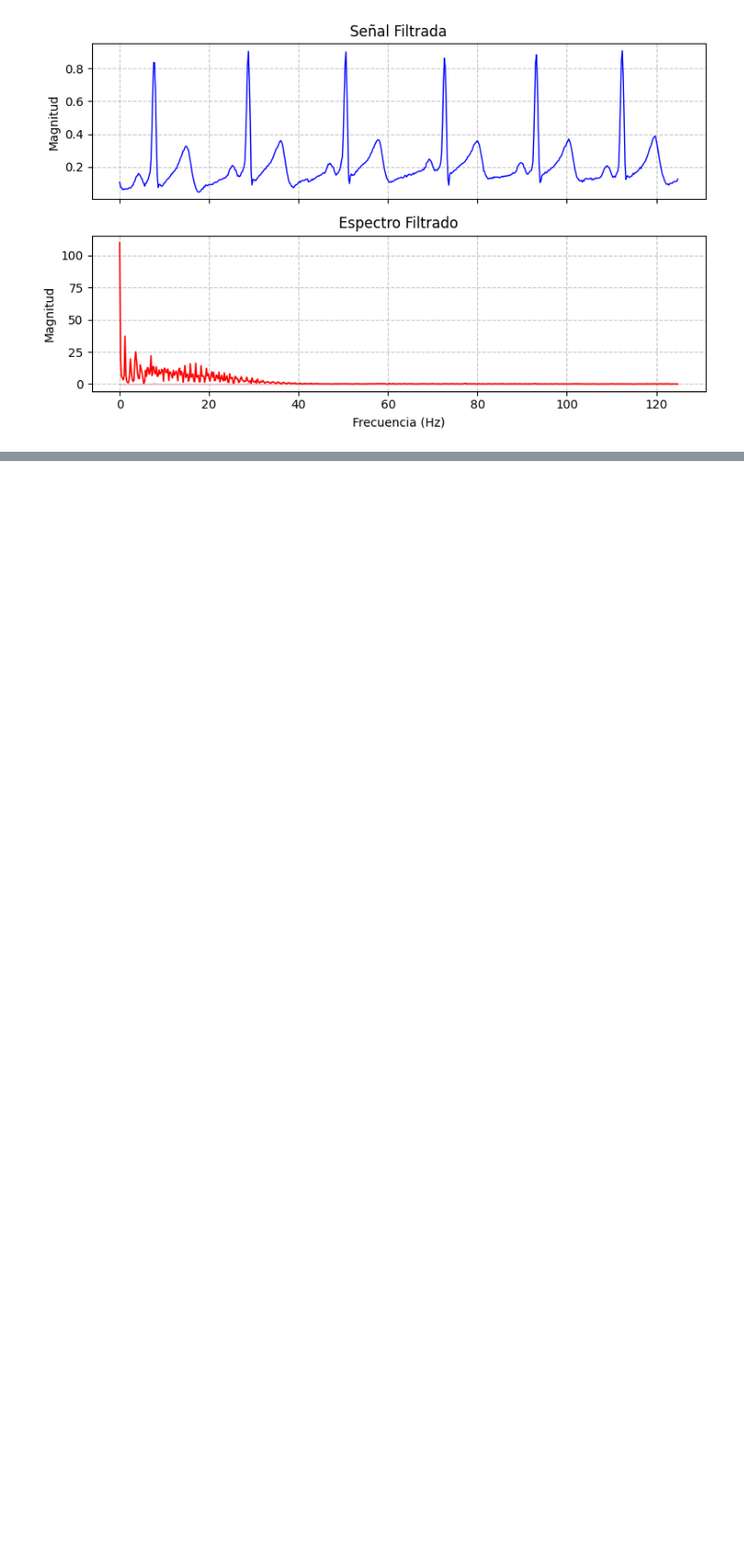
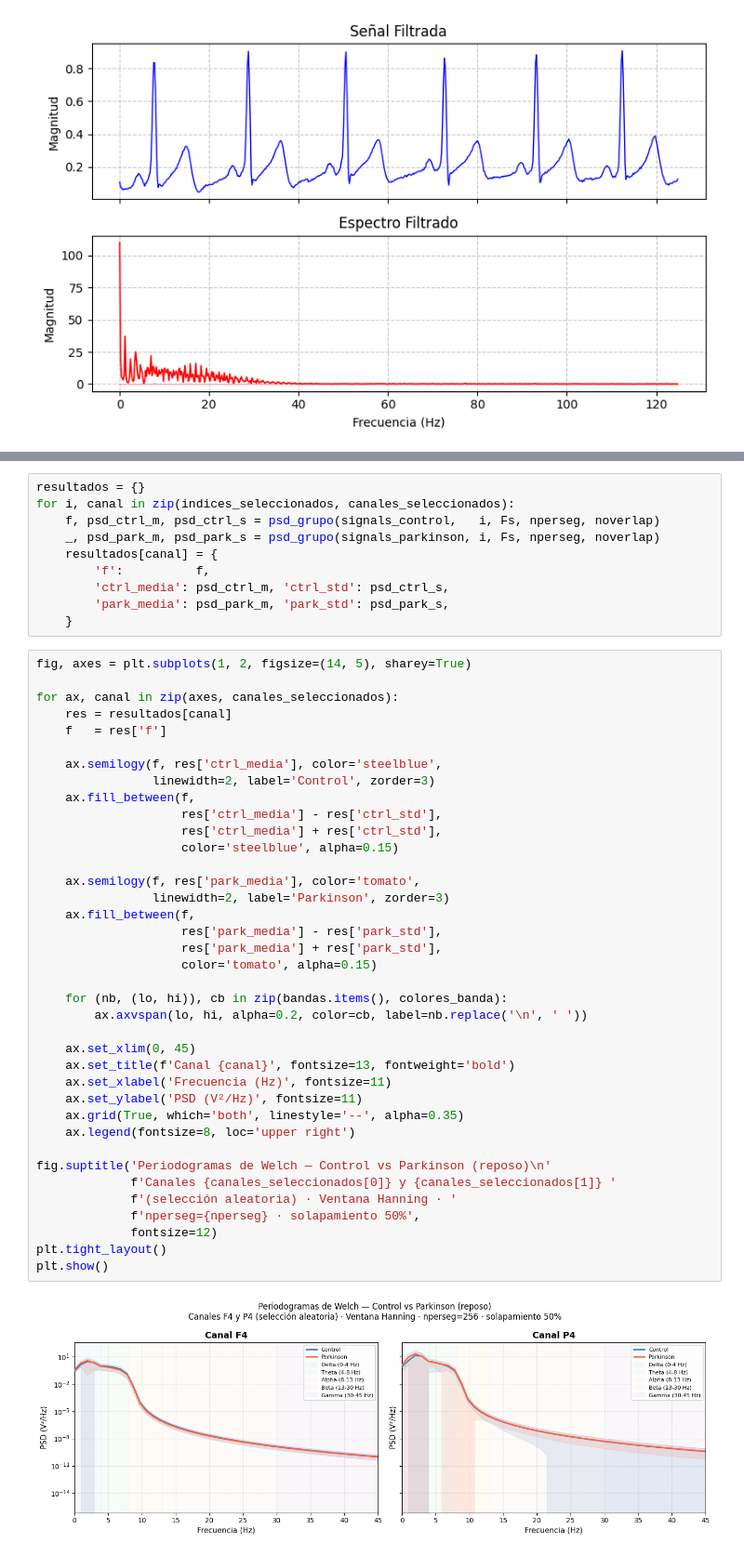
Before and after one commit to Daniu13/Lab_biosenales1, a Jupyter notebook: prac5/main.ipynb, the cells around one changed output, grey strips where cells are left out. Shown at 93% size. Drawn from its saved outputs; the diff is of its cells as text; blank space fills up the shorter version.

```diff
--- a/prac5/main.ipynb
+++ b/prac5/main.ipynb
@@ -246,0 +310,50 @@ plt.show()
+# %%
+resultados = {}
+for i, canal in zip(indices_seleccionados, canales_seleccionados):
+    f, psd_ctrl_m, psd_ctrl_s = psd_grupo(signals_control,   i, Fs, nperseg, noverlap)
+    _, psd_park_m, psd_park_s = psd_grupo(signals_parkinson, i, Fs, nperseg, noverlap)
+    resultados[canal] = {
+        'f':          f,
+        'ctrl_media': psd_ctrl_m, 'ctrl_std': psd_ctrl_s,
+        'park_media': psd_park_m, 'park_std': psd_park_s,
+    }
+# %%
+fig, axes = plt.subplots(1, 2, figsize=(14, 5), sharey=True)
+
+for ax, canal in zip(axes, canales_seleccionados):
+    res = resultados[canal]
+    f   = res['f']
+
+    ax.semilogy(f, res['ctrl_media'], color='steelblue',
+                linewidth=2, label='Control', zorder=3)
+    ax.fill_between(f,
+                    res['ctrl_media'] - res['ctrl_std'],
+                    res['ctrl_media'] + res['ctrl_std'],
+                    color='steelblue', alpha=0.15)
+
+    ax.semilogy(f, res['park_media'], color='tomato',
+                linewidth=2, label='Parkinson', zorder=3)
+    ax.fill_between(f,
+                    res['park_media'] - res['park_std'],
+                    res['park_media'] + res['park_std'],
+                    color='tomato', alpha=0.15)
+
+    for (nb, (lo, hi)), cb in zip(bandas.items(), colores_banda):
+        ax.axvspan(lo, hi, alpha=0.2, color=cb, label=nb.replace('\n', ' '))
+
+    ax.set_xlim(0, 45)
+    ax.set_title(f'Canal {canal}', fontsize=13, fontweight='bold')
+    ax.set_xlabel('Frecuencia (Hz)', fontsize=11)
+    ax.set_ylabel('PSD (V²/Hz)', fontsize=11)
+    ax.grid(True, which='both', linestyle='--', alpha=0.35)
+    ax.legend(fontsize=8, loc='upper right')
+
+fig.suptitle('Periodogramas de Welch — Control vs Parkinson (reposo)\n'
+             f'Canales {canales_seleccionados[0]} y {canales_seleccionados[1]} '
+             f'(selección aleatoria) · Ventana Hanning · '
+             f'nperseg={nperseg} · solapamiento 50%',
+             fontsize=12)
+plt.tight_layout()
+plt.show()
+# %% [output]
+[figure, added]
```
Also changed, not shown: parts of 7 cells of this notebook.
